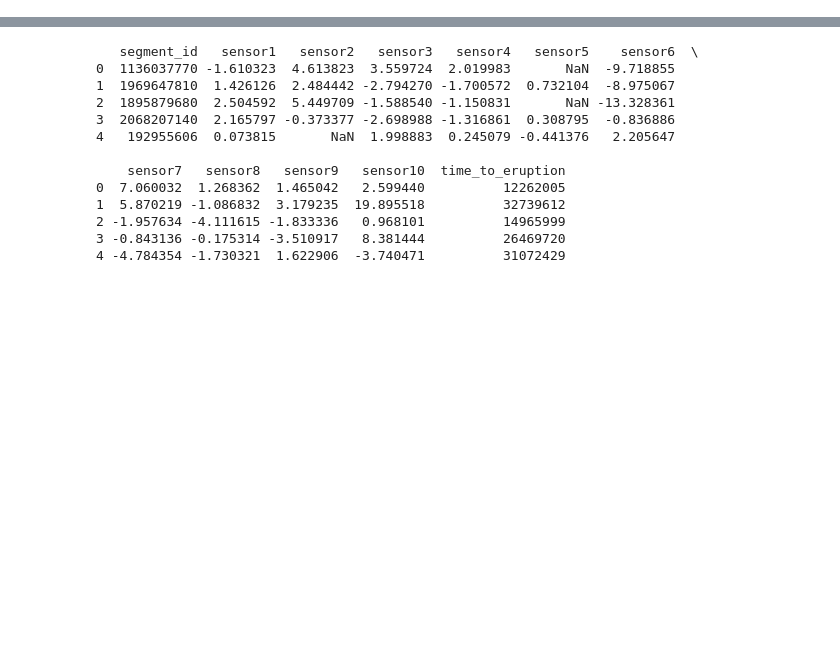
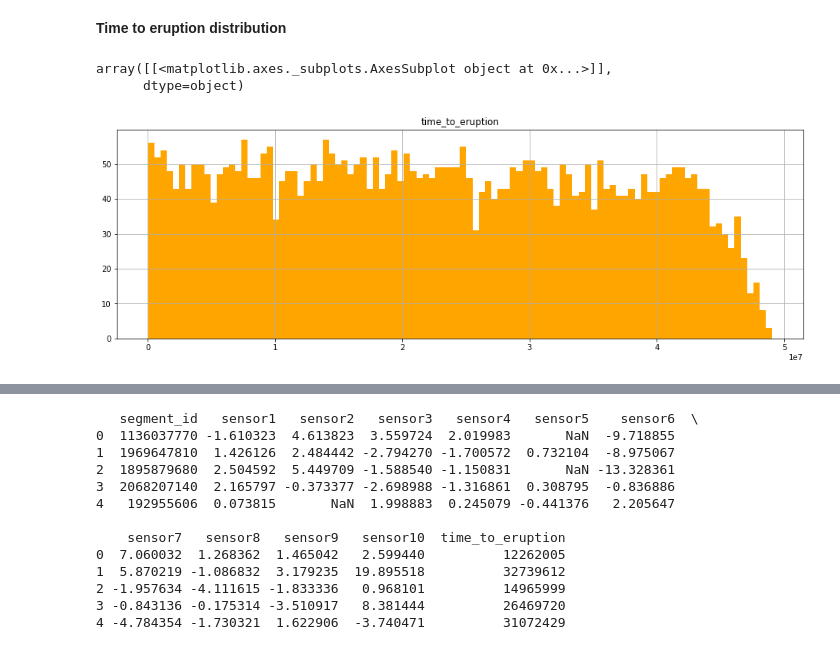
Before and after one commit to maiken-veedla/D2-KAGGLE-VOLCANOES, a Jupyter notebook: project.ipynb, the cells around one changed output, grey strips where cells are left out. Cells and saved outputs as stored; diff of their text form; code cells hidden in the pictures; blank space fills up the shorter version.

Commit message:
Added many plots, data overview and much more

```diff
--- a/project.ipynb
+++ b/project.ipynb
@@ -3,0 +33,11 @@ import numpy as np
+# %% [markdown]
+**Time to eruption distribution**
+# %%
+# Võiks siia panna veel x- ja y- labelid (y count, x time_to_eruption)
+# x- teljel tunduvad numbrid paiast ära olevat??? Peaks olema 0-50M
+
+train.hist(column="time_to_eruption", bins=100, color="orange", figsize=(16,5))
+# %% [output]
+array([[<matplotlib.axes._subplots.AxesSubplot object at 0x...>]],
+      dtype=object)
+[figure, added]
```
Also changed, not shown: parts of 33 cells of this notebook.
